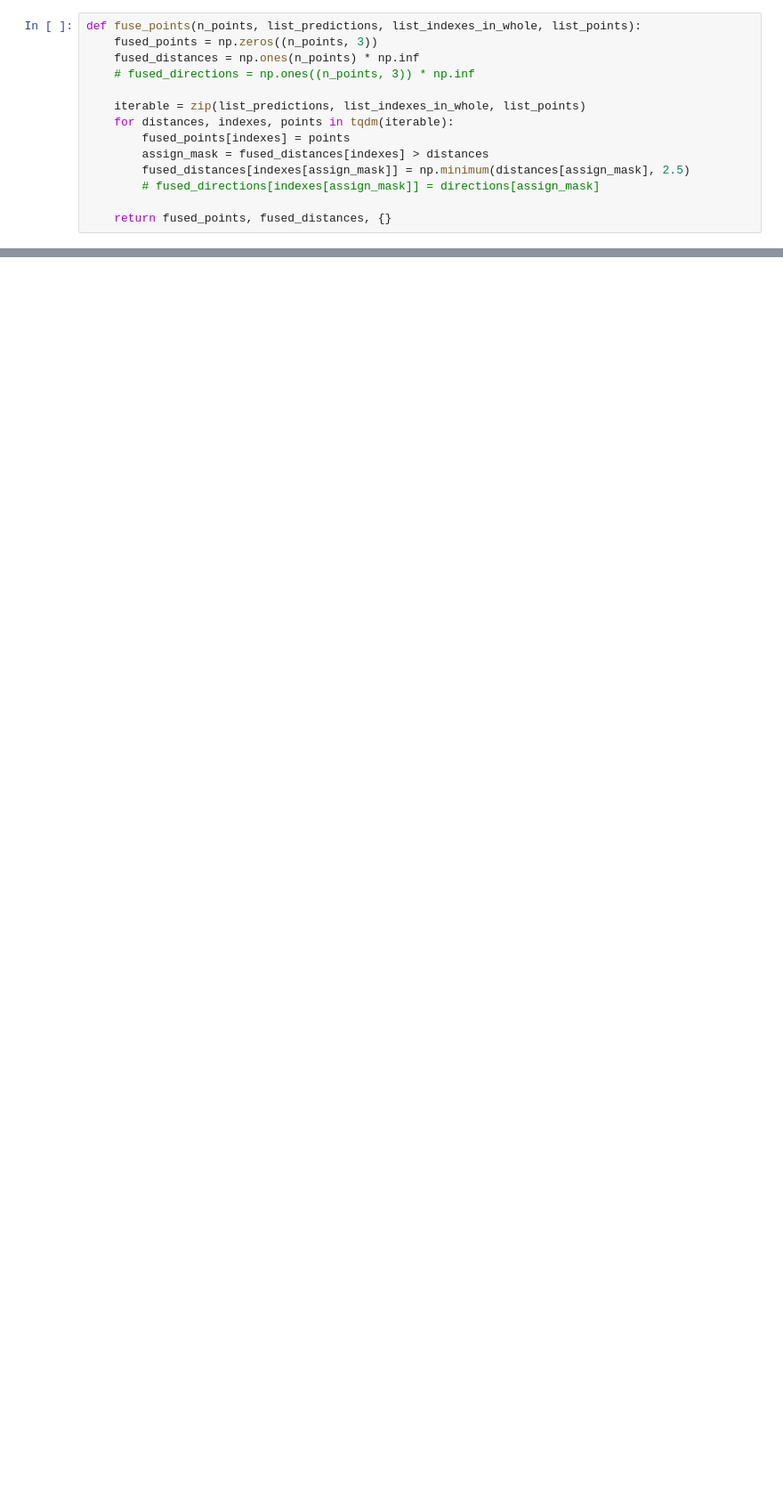
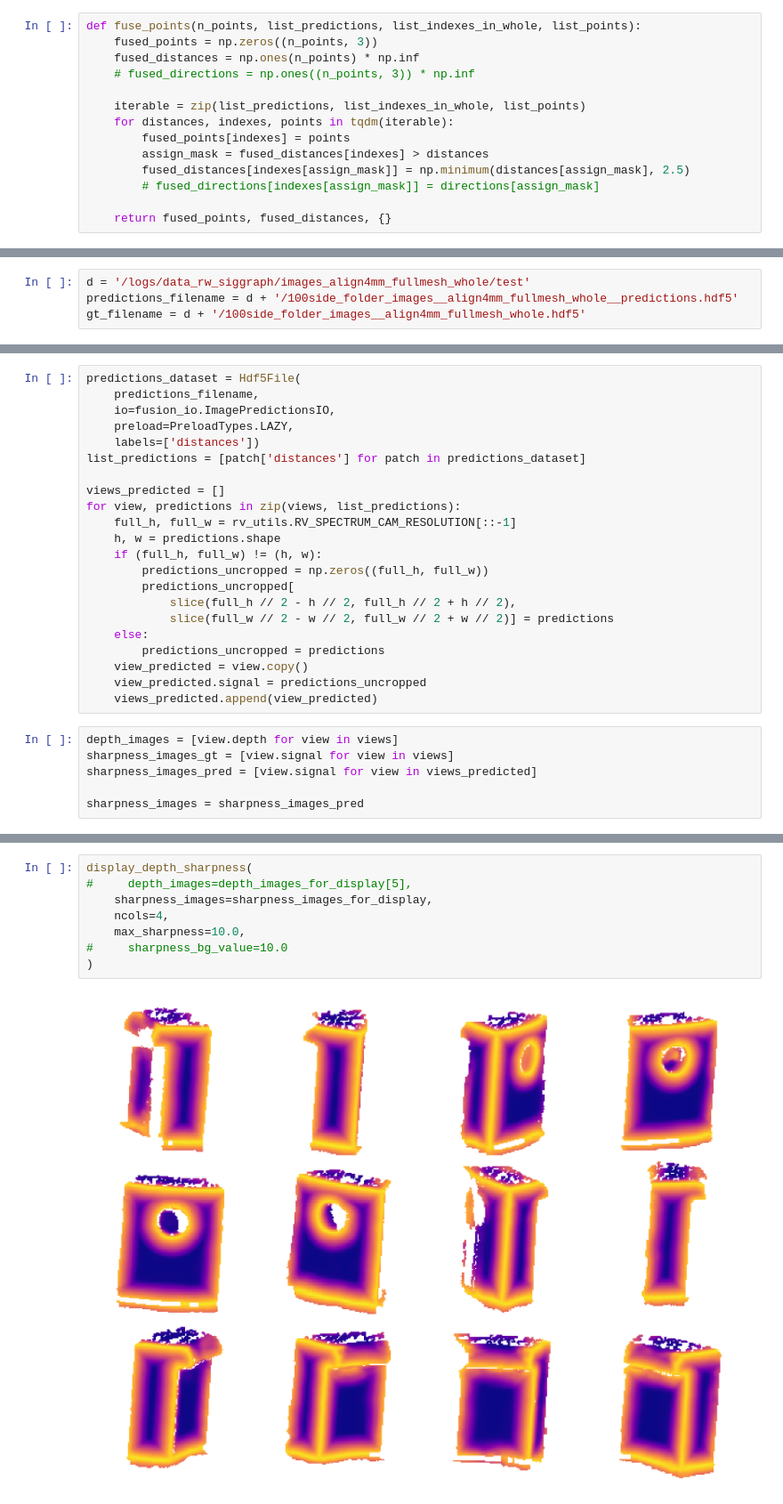
Before and after one commit to artonson/def, a Jupyter notebook: notebooks/visualize_fusion_realworld.ipynb, the cells around one changed output, grey strips where cells are left out. Shown at 89% size. Drawn from its saved outputs; the diff is of its cells as text; blank space fills up the shorter version.

```diff
--- a/notebooks/visualize_fusion_realworld.ipynb
+++ b/notebooks/visualize_fusion_realworld.ipynb
@@ -527,0 +302,4 @@ Plot(antialias=3, axes=['x', 'y', 'z'], axes_helper=1.0, background_color=167772
+# %%
+d = '/logs/data_rw_siggraph/images_align4mm_fullmesh_whole/test'
+predictions_filename = d + '/100side_folder_images__align4mm_fullmesh_whole__predictions.hdf5'
+gt_filename = d + '/100side_folder_images__align4mm_fullmesh_whole.hdf5'
@@ -527,0 +322,28 @@ Plot(antialias=3, axes=['x', 'y', 'z'], axes_helper=1.0, background_color=167772
+# %%
+predictions_dataset = Hdf5File(
+    predictions_filename,
+    io=fusion_io.ImagePredictionsIO,
+    preload=PreloadTypes.LAZY,
+    labels=['distances'])
+list_predictions = [patch['distances'] for patch in predictions_dataset]
+
+views_predicted = []
+for view, predictions in zip(views, list_predictions):
+    full_h, full_w = rv_utils.RV_SPECTRUM_CAM_RESOLUTION[::-1]
+    h, w = predictions.shape
+    if (full_h, full_w) != (h, w):
+        predictions_uncropped = np.zeros((full_h, full_w))
+        predictions_uncropped[
+            slice(full_h // 2 - h // 2, full_h // 2 + h // 2),
+            slice(full_w // 2 - w // 2, full_w // 2 + w // 2)] = predictions
+    else:
+        predictions_uncropped = predictions
+    view_predicted = view.copy()
+    view_predicted.signal = predictions_uncropped
+    views_predicted.append(view_predicted)
+# %%
+depth_images = [view.depth for view in views]
+sharpness_images_gt = [view.signal for view in views]
+sharpness_images_pred = [view.signal for view in views_predicted]
+
+sharpness_images = sharpness_images_pred
@@ -527,0 +418,10 @@ Plot(antialias=3, axes=['x', 'y', 'z'], axes_helper=1.0, background_color=167772
+# %%
+display_depth_sharpness(
+#     depth_images=depth_images_for_display[5],
+    sharpness_images=sharpness_images_for_display,
+    ncols=4,
+    max_sharpness=10.0,
+#     sharpness_bg_value=10.0
+)
+# %% [output]
+[figure, added]
```
Also changed, not shown: parts of 68 cells of this notebook, 15 other files.
